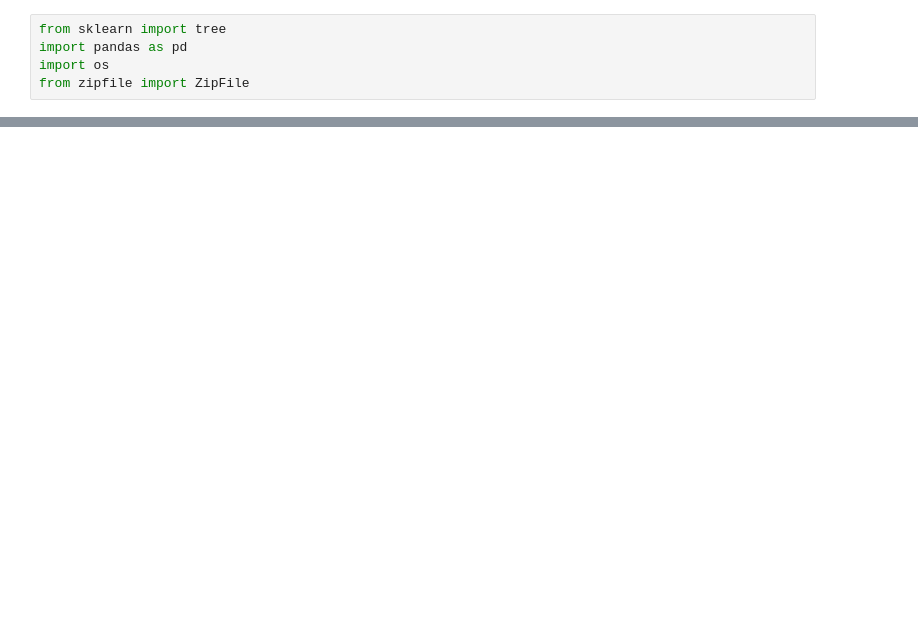
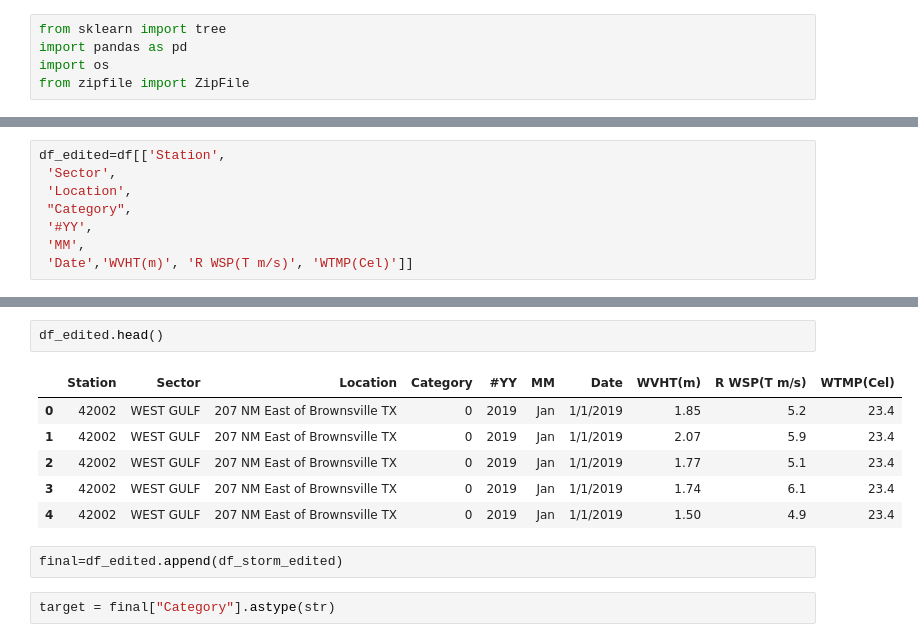
Before and after one commit to ramkraut/final_project, a Jupyter notebook: test_2.ipynb, the cells around one changed output, grey strips where cells are left out. Cells and saved outputs as stored; diff of their text form; blank space fills up the shorter version.

```diff
--- a/test_2.ipynb
+++ b/test_2.ipynb
@@ -31,0 +52,8 @@ len(df.index)
+# %%
+df_edited=df[['Station',
+ 'Sector',
+ 'Location',
+ "Category",
+ '#YY',
+ 'MM',
+ 'Date','WVHT(m)', 'R WSP(T m/s)', 'WTMP(Cel)']]
@@ -31,0 +125,13 @@ len(df.index)
+# %%
+df_edited.head()
+# %% [output]
+|  | Station | Sector | Location | Category | #YY | MM | Date | WVHT(m) | R WSP(T m/s) | WTMP(Cel) |
+| 0 | 42002 | WEST GULF | 207 NM East of Brownsville TX | 0 | 2019 | Jan | 1/1/2019 | 1.85 | 5.2 | 23.4 |
+| 1 | 42002 | WEST GULF | 207 NM East of Brownsville TX | 0 | 2019 | Jan | 1/1/2019 | 2.07 | 5.9 | 23.4 |
+| 2 | 42002 | WEST GULF | 207 NM East of Brownsville TX | 0 | 2019 | Jan | 1/1/2019 | 1.77 | 5.1 | 23.4 |
+| 3 | 42002 | WEST GULF | 207 NM East of Brownsville TX | 0 | 2019 | Jan | 1/1/2019 | 1.74 | 6.1 | 23.4 |
+| 4 | 42002 | WEST GULF | 207 NM East of Brownsville TX | 0 | 2019 | Jan | 1/1/2019 | 1.50 | 4.9 | 23.4 |
+# %%
+final=df_edited.append(df_storm_edited)
+# %%
+target = final["Category"].astype(str)
```
Also changed, not shown: parts of 14 cells of this notebook, 4 other files.
